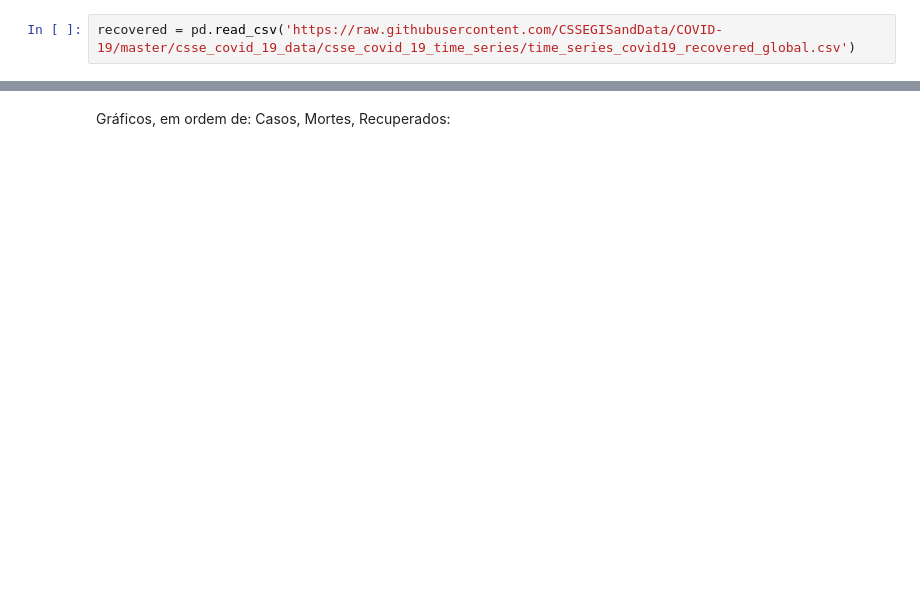
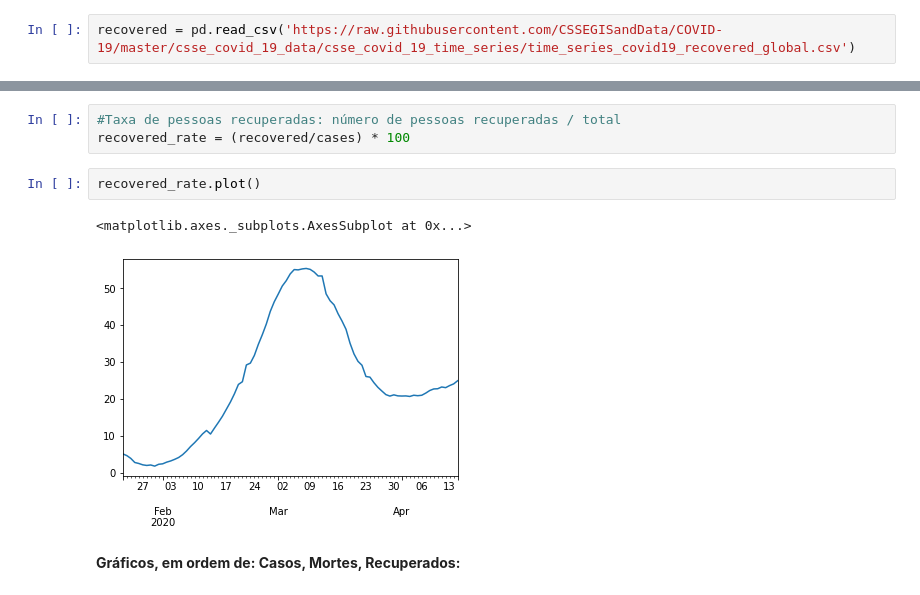
Before and after one commit to italolima04/data-science, a Jupyter notebook: COVID_19.ipynb, the cells around one changed output, grey strips where cells are left out. Drawn from its saved outputs; the diff is of its cells as text; blank space fills up the shorter version.

```diff
--- a/COVID_19.ipynb
+++ b/COVID_19.ipynb
@@ -115,5 +132,13 @@ recovered.plot()
+# %%
+#Taxa de pessoas recuperadas: número de pessoas recuperadas / total
+recovered_rate = (recovered/cases) * 100
+# %%
+recovered_rate.plot()
+# %% [output]
+<matplotlib.axes._subplots.AxesSubplot at 0x...>
+[figure, added]
 # %% [markdown]
-Gráficos, em ordem de: Casos, Mortes, Recuperados:
+**Gráficos, em ordem de: Casos, Mortes, Recuperados:**
 # %%
 cases.plot()
 # %% [output]
```
Also changed, not shown: parts of 39 cells of this notebook.
